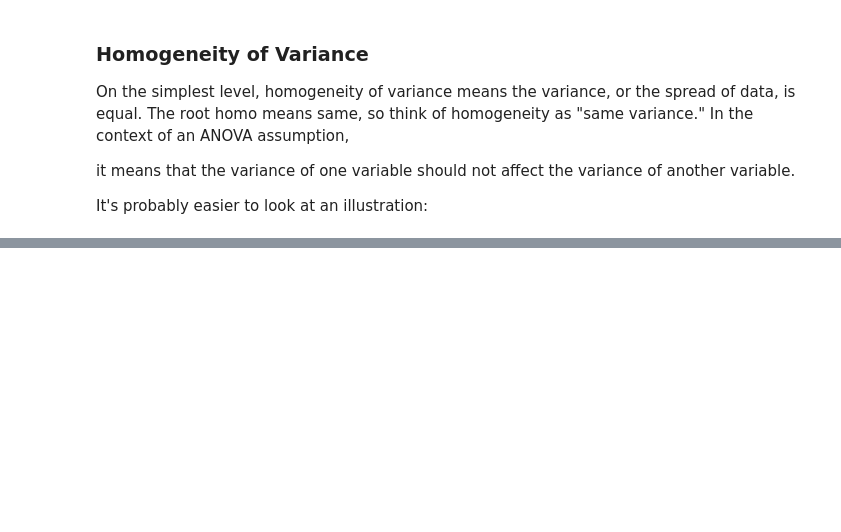
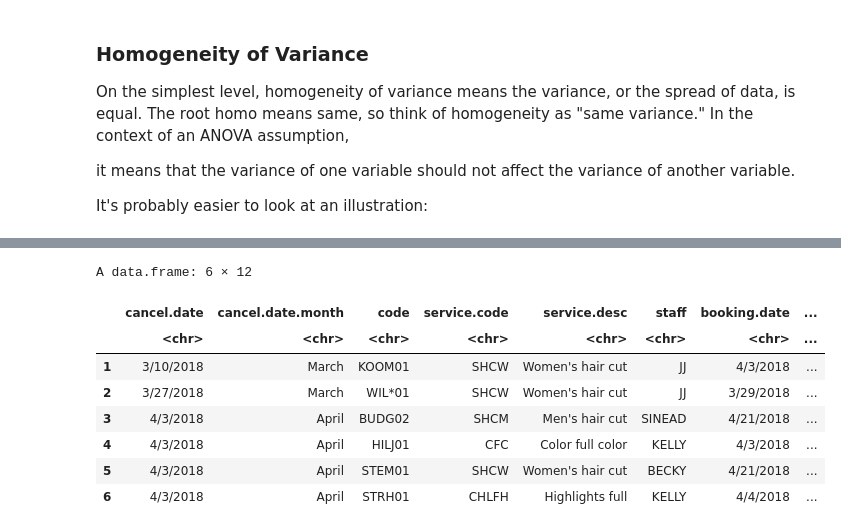
Before and after one commit to nhardemandata/CurriculumPlayground, a Jupyter notebook: notebooks/Intermediate Statistics/DSO105 Intermediate Stats L4 - R.ipynb, the cells around one changed output, grey strips where cells are left out. Cells and saved outputs as stored; diff of their text form; code cells hidden in the pictures; blank space fills up the shorter version.

```diff
--- a/notebooks/Intermediate Statistics/DSO105 Intermediate Stats L4 - R.ipynb
+++ b/notebooks/Intermediate Statistics/DSO105 Intermediate Stats L4 - R.ipynb
@@ -360,0 +397,12 @@ It's probably easier to look at an illustration:
+# %%
+head(salon)
+# %% [output]
+A data.frame: 6 × 12
+|  | cancel.date | cancel.date.month | code | service.code | service.desc | staff | booking.date | ... |
+|  | <chr> | <chr> | <chr> | <chr> | <chr> | <chr> | <chr> | ... |
+| 1 | 3/10/2018 | March | KOOM01 | SHCW | Women's hair cut | JJ | 4/3/2018 | ... |
+| 2 | 3/27/2018 | March | WIL*01 | SHCW | Women's hair cut | JJ | 3/29/2018 | ... |
+| 3 | 4/3/2018 | April | BUDG02 | SHCM | Men's hair cut | SINEAD | 4/21/2018 | ... |
+| 4 | 4/3/2018 | April | HILJ01 | CFC | Color full color | KELLY | 4/3/2018 | ... |
+| 5 | 4/3/2018 | April | STEM01 | SHCW | Women's hair cut | BECKY | 4/21/2018 | ... |
+| 6 | 4/3/2018 | April | STRH01 | CHLFH | Highlights full | KELLY | 4/4/2018 | ... |
```
Also changed, not shown: parts of 25 cells of this notebook, 3 other files.
